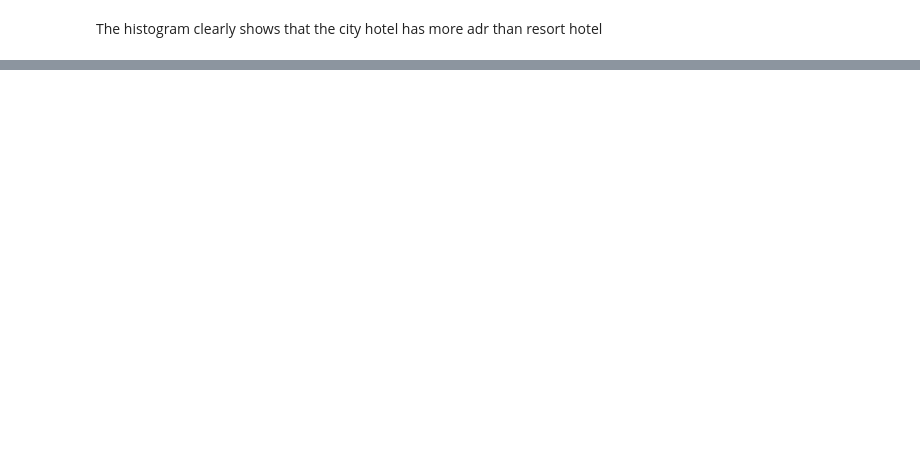
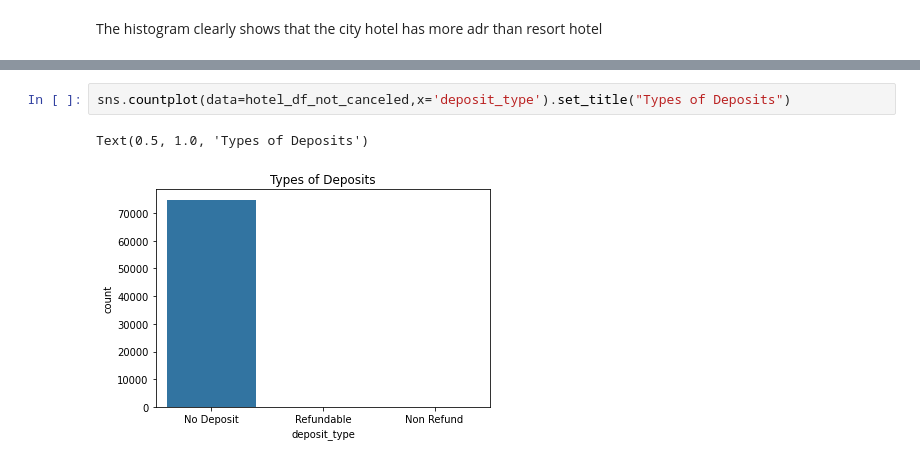
Before and after one commit to kfaisalofficial/Hotel-booking-analysis, a Jupyter notebook: Copy_of_Hotel_Booking_Analysis_Capstone_Project.ipynb, the cells around one changed output, grey strips where cells are left out. Drawn from its saved outputs; the diff is of its cells as text; blank space fills up the shorter version.

```diff
--- a/Copy_of_Hotel_Booking_Analysis_Capstone_Project.ipynb
+++ b/Copy_of_Hotel_Booking_Analysis_Capstone_Project.ipynb
@@ -394,0 +408,5 @@ The histogram clearly shows that the city hotel has more adr than resort hotel
+# %%
+sns.countplot(data=hotel_df_not_canceled,x='deposit_type').set_title("Types of Deposits")
+# %% [output]
+Text(0.5, 1.0, 'Types of Deposits')
+[figure, added]
```
Also changed, not shown: parts of 4 cells of this notebook.
